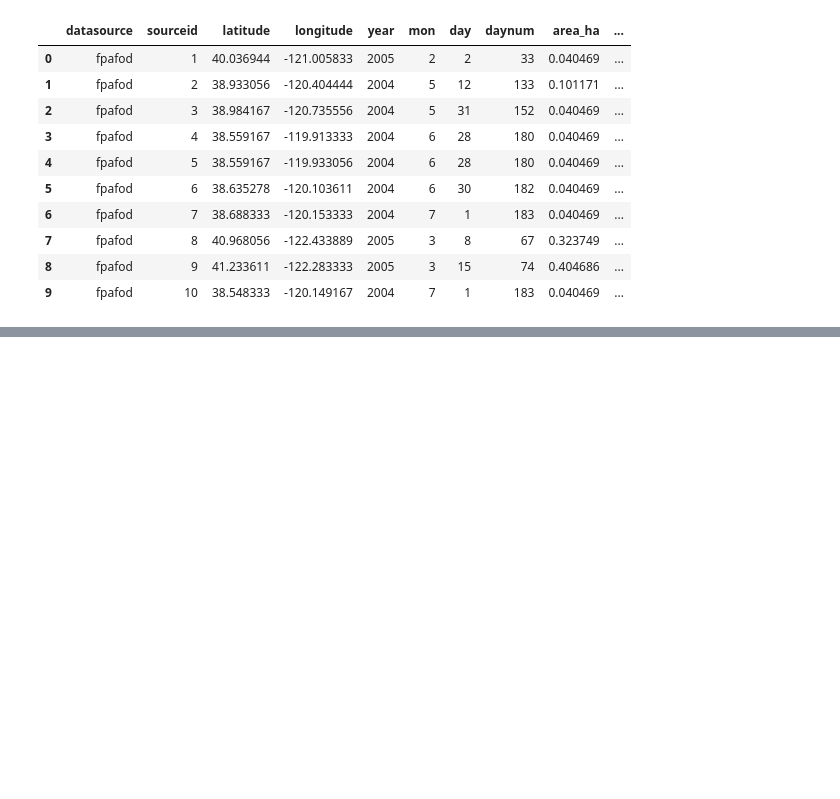
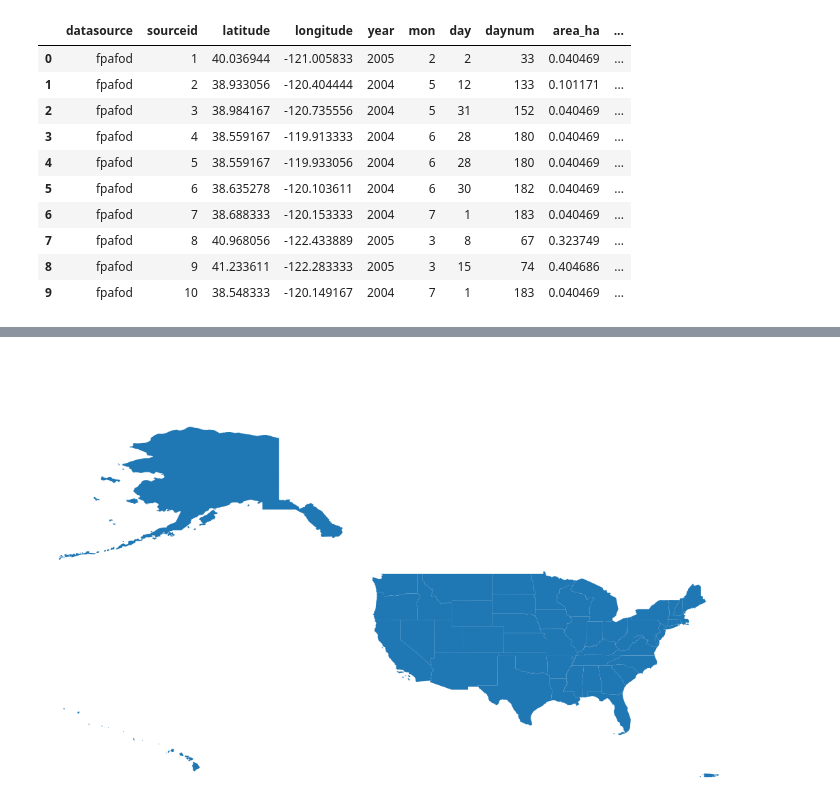
Before and after one commit to tcparchem/CS-418-Semester-Project, a Jupyter notebook: Analysis of Fire Start Data.ipynb, the cells around one changed output, grey strips where cells are left out. Cells and saved outputs as stored; diff of their text form; code cells hidden in the pictures; blank space fills up the shorter version.

Commit message:
clean&filter data, plot fires on map

```diff
--- a/Analysis of Fire Start Data.ipynb
+++ b/Analysis of Fire Start Data.ipynb
@@ -33,0 +97,11 @@ data.head(10)
+# %%
+usMap = gpd.read_file("tl_2017_us_state.shp")
+fig, ax = pyplt.subplots(figsize = (20, 20))
+usMap.plot(ax = ax)
+xlim = ([-182, -50])
+ylim = ([18, 82])
+ax.set_xlim(xlim)
+ax.set_ylim(ylim)
+ax.set_axis_off()
+# %% [output]
+[figure, added]
```
Also changed, not shown: parts of 7 cells of this notebook.
